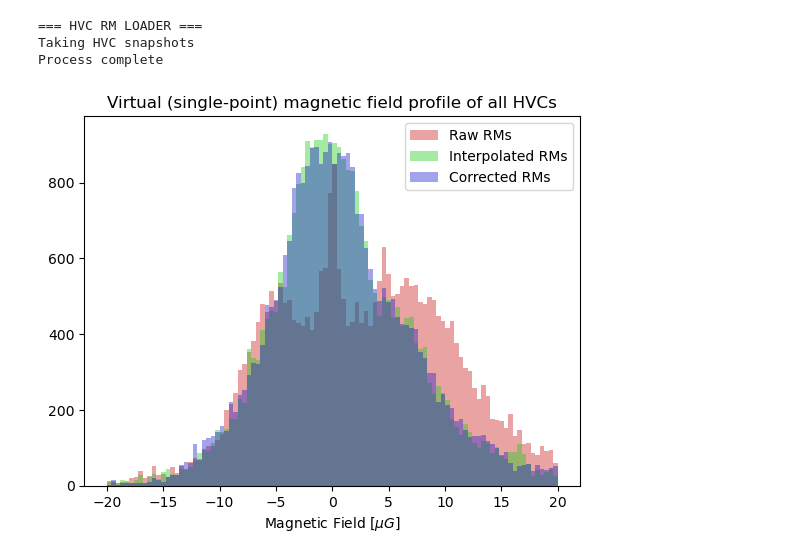
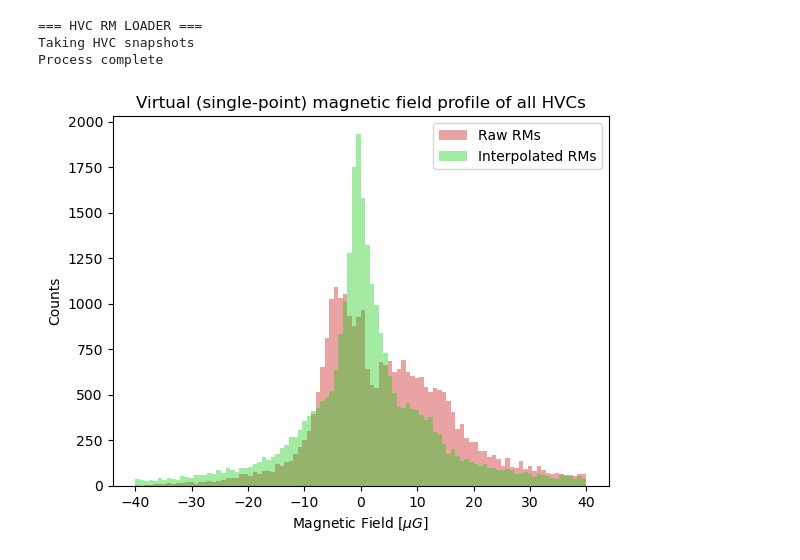
Before and after one commit to Olivex727/hvc-magnetic-honours-programs, a Jupyter notebook: synthesis/calculation.ipynb, the cells around one changed output. Saved outputs shown, nothing was run; the diff lists cells and outputs as text; code cells hidden in the pictures.

```diff
--- a/synthesis/calculation.ipynb
+++ b/synthesis/calculation.ipynb
@@ -58,7 +50,7 @@ Process complete
 # %%
 import matplotlib.pyplot as plt
 from plotting import honours_plot as hplt
 
-hplt.plot_3hist(master_rm_flat["B_virtual [raw]"] * 1e6, master_rm_flat["B_virtual [int]"] * 1e6, master_rm_flat["B_virtual [cor]"] * 1e6, "Raw RMs", "Interpolated RMs", "Corrected RMs", "Virtual (single-point) magnetic field profile of all HVCs", (-20, 20), xlabel=r"Magnetic Field [$\mu G$]")
+hplt.plot_3hist(master_rm_flat["B_virtual [raw]"] * 1e6, master_rm_flat["B_virtual [int]"] * 1e6, master_rm_flat["B_virtual [int]"] * 1e6, "Raw RMs", "Interpolated RMs", "", "Virtual (single-point) magnetic field profile of all HVCs", (-40, 40), xlabel=r"Magnetic Field [$\mu G$]", ylabel="Counts")
 # %% [output]
-[figure, old version]
+[figure, new version]
```
Also changed, not shown: parts of 1 cell of this notebook, 31 other files.
